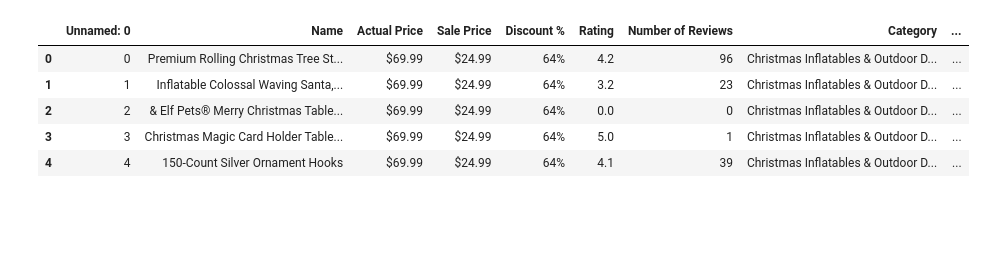
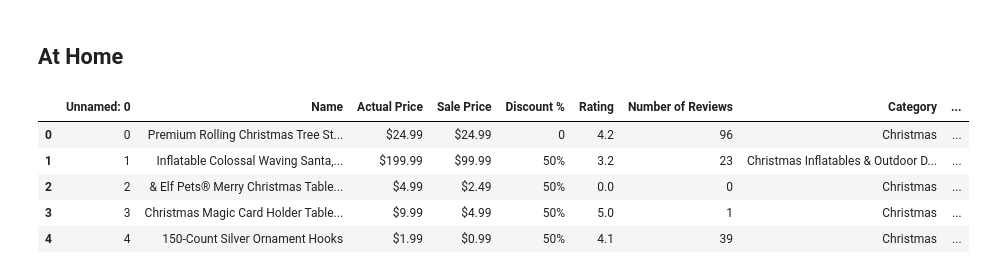
Before and after one commit to Cabone01/Winter_2023_Analyst, a Jupyter notebook: Cleaning_Data.ipynb, the cells around one changed output. Cells and saved outputs as stored; diff of their text form; code cells hidden in the pictures; blank space fills up the shorter version.

Commit message:
Cleaned Christmas Datasets

```diff
--- a/Cleaning_Data.ipynb
+++ b/Cleaning_Data.ipynb
@@ -1,16 +1,18 @@
 # %%
 import numpy as np
 import pandas as pd
+# %% [markdown]
+## At Home
 # %%
-at_home_df = pd.read_csv("Datasets/at_home_christmas_deco.csv", index_col=False)
+at_home_df = pd.read_csv("Datasets/at_home_christmas_deco_2.csv", index_col=False)
 at_home_df.head()
 # %% [output]
 |  | Unnamed: 0 | Name | Actual Price | Sale Price | Discount % | Rating | Number of Reviews | Category | ... |
-| 0 | 0 | Premium Rolling Christmas Tree St... | $69.99 | $24.99 | 64% | 4.2 | 96 | Christmas Inflatables & Outdoor D... | ... |
-| 1 | 1 | Inflatable Colossal Waving Santa,... | $69.99 | $24.99 | 64% | 3.2 | 23 | Christmas Inflatables & Outdoor D... | ... |
-| 2 | 2 | & Elf Pets® Merry Christmas Table... | $69.99 | $24.99 | 64% | 0.0 | 0 | Christmas Inflatables & Outdoor D... | ... |
-| 3 | 3 | Christmas Magic Card Holder Table... | $69.99 | $24.99 | 64% | 5.0 | 1 | Christmas Inflatables & Outdoor D... | ... |
-| 4 | 4 | 150-Count Silver Ornament Hooks | $69.99 | $24.99 | 64% | 4.1 | 39 | Christmas Inflatables & Outdoor D... | ... |
+| 0 | 0 | Premium Rolling Christmas Tree St... | $24.99 | $24.99 | 0 | 4.2 | 96 | Christmas | ... |
+| 1 | 1 | Inflatable Colossal Waving Santa,... | $199.99 | $99.99 | 50% | 3.2 | 23 | Christmas Inflatables & Outdoor D... | ... |
+| 2 | 2 | & Elf Pets® Merry Christmas Table... | $4.99 | $2.49 | 50% | 0.0 | 0 | Christmas | ... |
+| 3 | 3 | Christmas Magic Card Holder Table... | $9.99 | $4.99 | 50% | 5.0 | 1 | Christmas | ... |
+| 4 | 4 | 150-Count Silver Ornament Hooks | $1.99 | $0.99 | 50% | 4.1 | 39 | Christmas | ... |
 # %%
 at_home_df.drop(columns=at_home_df.columns[0], axis=1, inplace=True)
 # %%
```
Also changed, not shown: parts of 36 cells of this notebook, 5 other files.
